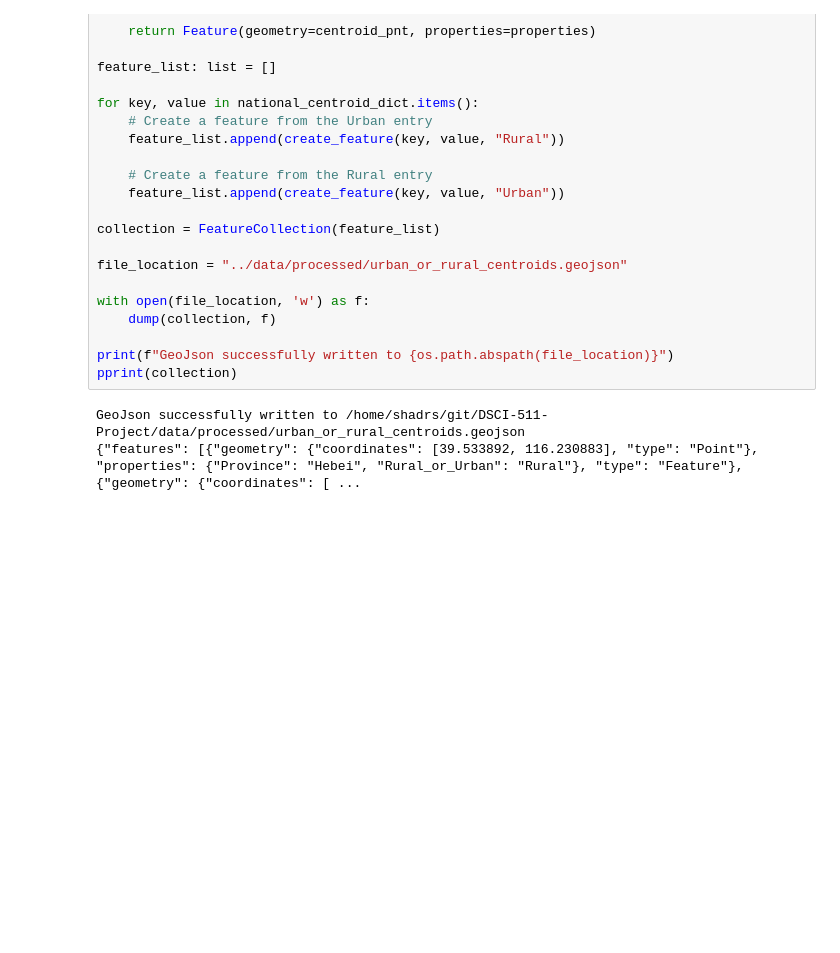
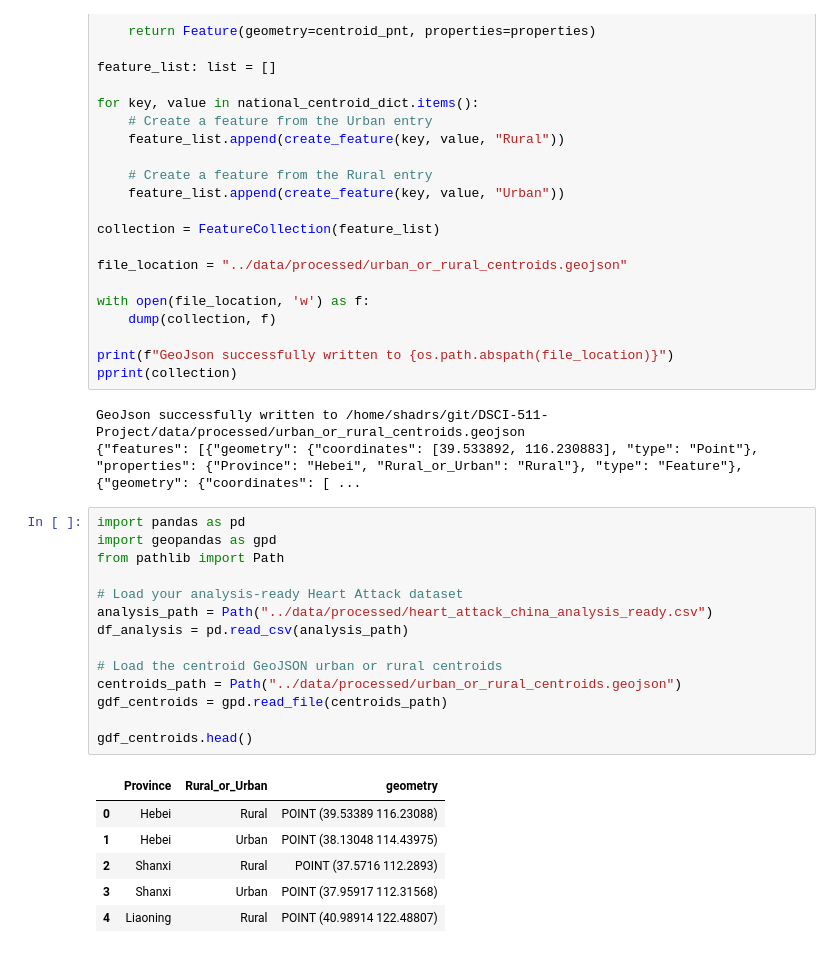
Before and after one commit to royphelps1/Heart-Attack-Rates, a Jupyter notebook: notebooks/phase2_all_in_notebook.ipynb, the cells around one changed output. Cells and saved outputs as stored; diff of their text form; blank space fills up the shorter version.

```diff
--- a/notebooks/phase2_all_in_notebook.ipynb
+++ b/notebooks/phase2_all_in_notebook.ipynb
@@ -963,3 +963,24 @@ pprint(collection)
 # %% [output]
 GeoJson successfully written to /home/shadrs/git/DSCI-511-Project/data/processed/urban_or_rural_centroids.geojson
 {"features": [{"geometry": {"coordinates": [39.533892, 116.230883], "type": "Point"}, "properties": {"Province": "Hebei", "Rural_or_Urban": "Rural"}, "type": "Feature"}, {"geometry": {"coordinates": [ ...
+# %%
+import pandas as pd
+import geopandas as gpd
+from pathlib import Path
+
+# Load your analysis-ready Heart Attack dataset
+analysis_path = Path("../data/processed/heart_attack_china_analysis_ready.csv")
+df_analysis = pd.read_csv(analysis_path)
+
+# Load the centroid GeoJSON urban or rural centroids
+centroids_path = Path("../data/processed/urban_or_rural_centroids.geojson")
+gdf_centroids = gpd.read_file(centroids_path)
+
+gdf_centroids.head()
+# %% [output]
+|  | Province | Rural_or_Urban | geometry |
+| 0 | Hebei | Rural | POINT (39.53389 116.23088) |
+| 1 | Hebei | Urban | POINT (38.13048 114.43975) |
+| 2 | Shanxi | Rural | POINT (37.5716 112.2893) |
+| 3 | Shanxi | Urban | POINT (37.95917 112.31568) |
+| 4 | Liaoning | Rural | POINT (40.98914 122.48807) |
```
Also changed, not shown: parts of 12 cells of this notebook.
